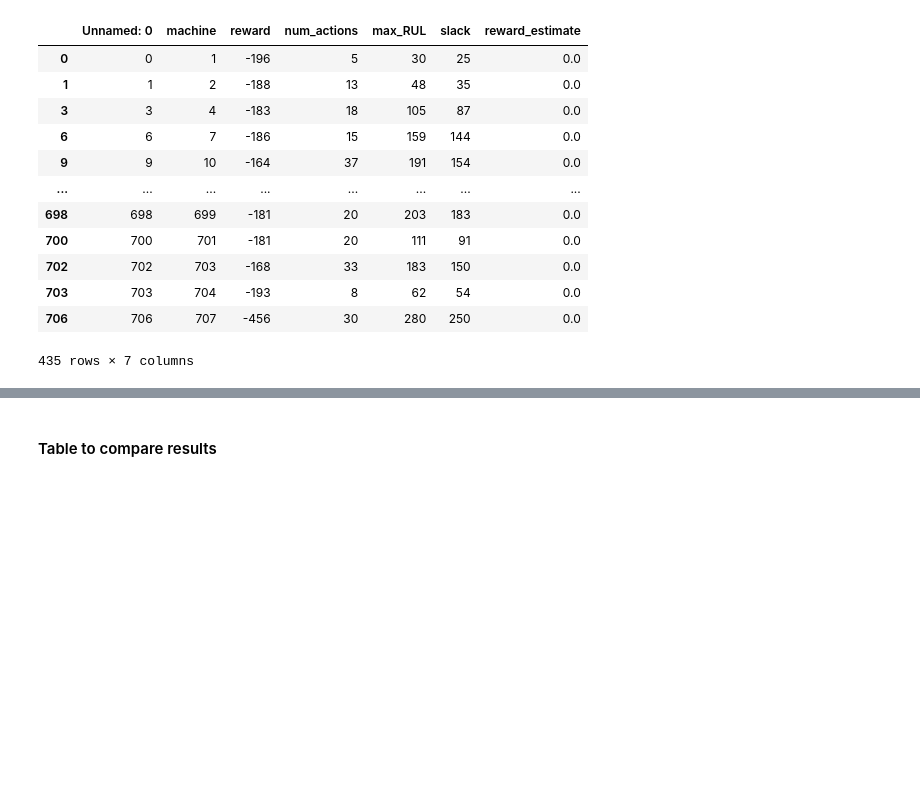
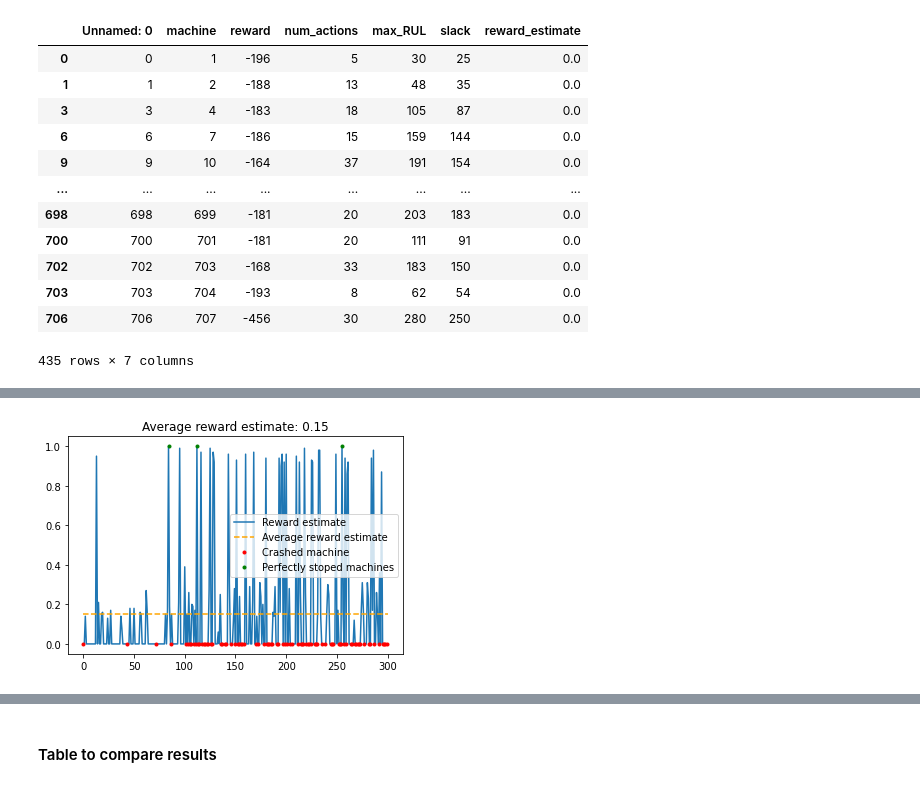
Before and after one commit to olestole/Turbine-RUL-RL, a Jupyter notebook: plot_results.ipynb, the cells around one changed output, grey strips where cells are left out. Drawn from its saved outputs; the diff is of its cells as text; code cells hidden in the pictures; blank space fills up the shorter version.

```diff
--- a/plot_results.ipynb
+++ b/plot_results.ipynb
@@ -361,0 +404,5 @@ env3_values = [a3, b3, c3, d3, e3, f3, g3]
+# %%
+# Plot average reward
+utils.plot_average_reward(df_new_model, stop=stop, extra_reward=200)
+# %% [output]
+[figure, added]
```
Also changed, not shown: parts of 24 cells of this notebook.
